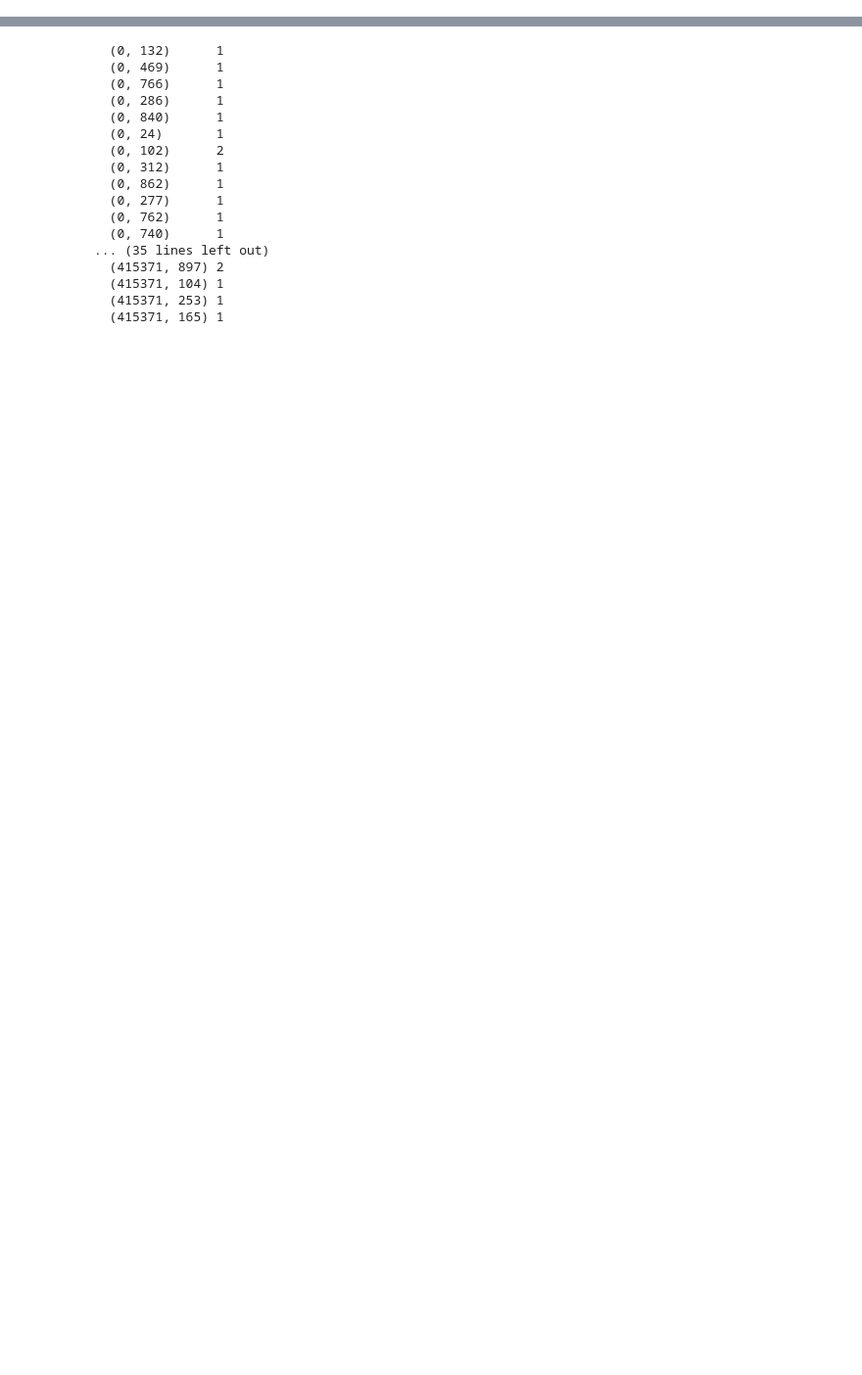
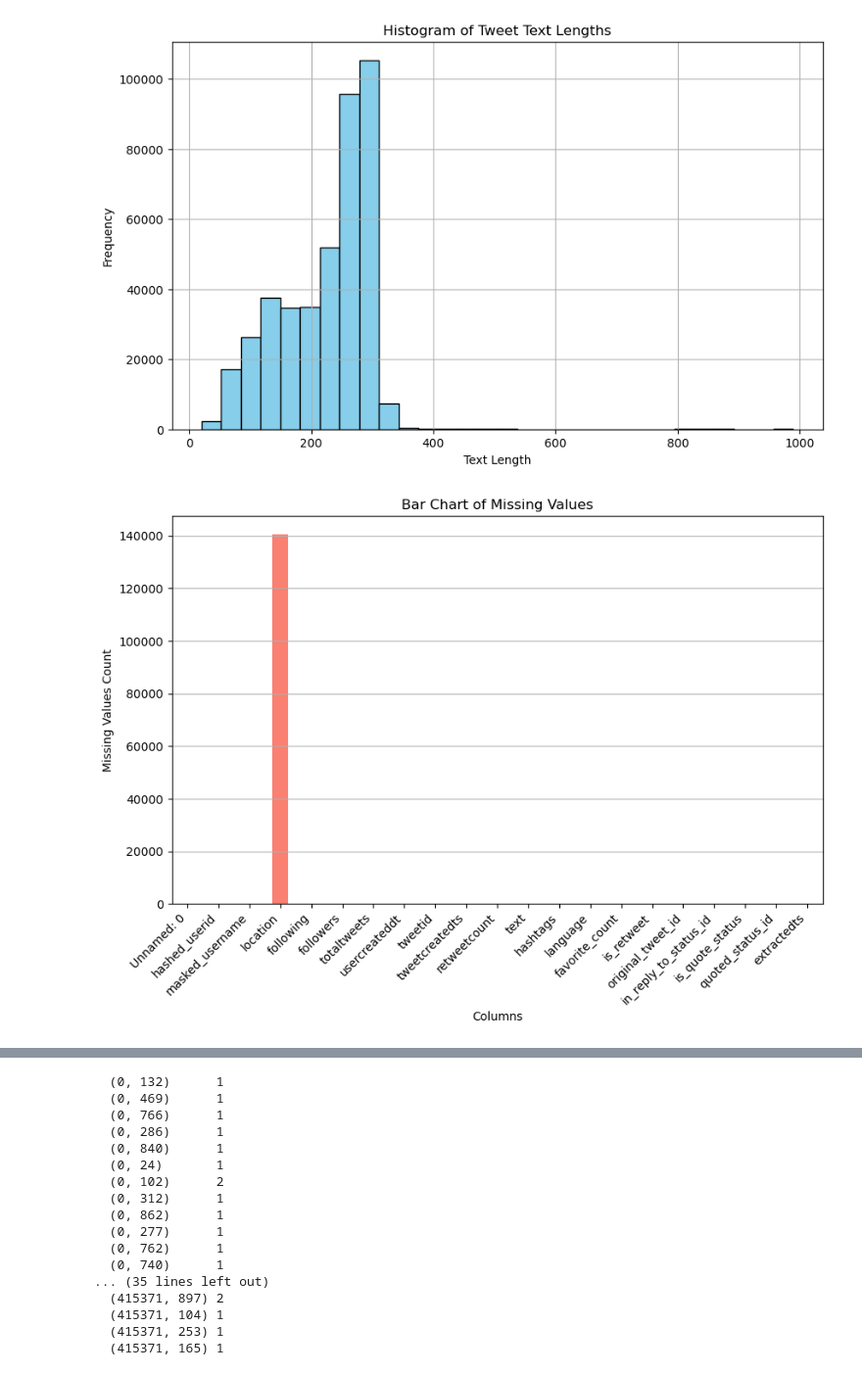
Before and after one commit to MaxAC273/DS5500_Capstone_Sentiment_Analysis, a Jupyter notebook: data_preprocessing.ipynb, the cells around one changed output, grey strips where cells are left out. Shown at 98% size. Cells and saved outputs as stored; diff of their text form; code cells hidden in the pictures; blank space fills up the shorter version.

Commit message:
Updated with visuals

```diff
--- a/data_preprocessing.ipynb
+++ b/data_preprocessing.ipynb
@@ -6,30 +6,97 @@ Loads the tweet data from a CSV file into a pandas DataFrame.
 Defines a clean_text function to:
     Convert text to lowercase.
     Remove URLs, mentions, and hashtags.
     Remove extra spaces and punctuations.
 Applies this function to clean the tweet texts.
+
 '''
 
 import pandas as pd
 import numpy as np
 import re
 
 df = pd.read_csv('twitter_data.csv')
 
 # Function to clean the tweet text
 def clean_text(text):
     text = text.lower()  # convert text to lowercase
     text = re.sub(r'http\S+|www\S+|https\S+', '', text, flags=re.MULTILINE)  # remove URLs
     text = re.sub(r'\@w+', '', text)  # remove mentions
     text = re.sub(r'\#\w+', '', text)  # remove hashtags
     text = re.sub(r'\s+', ' ', text)  # replace multiple spaces with a single space
     text = re.sub(r"^\s+|\s+$", "", text)  # remove spaces at the beginning and at the end of string
     text = re.sub(r'[^\w\s]', '', text)  # remove punctuations
     return text
 
+
+import matplotlib.pyplot as plt
+
+# Histogram of Text Lengths
+def plot_text_length_histogram(df):
+    plt.figure(figsize=(10, 6))
+    plt.hist(df['text'].str.len(), bins=30, color='skyblue', edgecolor='black')
+    plt.title('Histogram of Tweet Text Lengths')
+    plt.xlabel('Text Length')
+    plt.ylabel('Frequency')
+    plt.grid(True)
+    plt.show()
+
+# Bar Chart of Missing Values
+def plot_missing_values_bar_chart(df):
+    missing_values_count = df.isnull().sum()
+    plt.figure(figsize=(10, 6))
+    missing_values_count.plot(kind='bar', color='salmon')
+    plt.title('Bar Chart of Missing Values')
+    plt.xlabel('Columns')
+    plt.ylabel('Missing Values Count')
+    plt.xticks(rotation=45, ha='right')
+    plt.grid(axis='y')
+    plt.show()
+
+# Example usage:
+# Assuming 'df' is your DataFrame containing the tweet data
+plot_text_length_histogram(df)
+plot_missing_values_bar_chart(df)
+
+
+import matplotlib.pyplot as plt
+
+# Visualize number of duplicate tweets before and after removal
+def visualize_duplicate_tweets_before_after(df):
+    # Count total number of duplicate tweets before removal
+    total_duplicates_before = df.duplicated(subset=['text']).sum()
+
+    # Remove duplicate tweets and count total number of duplicate tweets after removal
+    df_cleaned = df.drop_duplicates(subset=['text'])
+    total_duplicates_after = df_cleaned.duplicated(subset=['text']).sum()
+
+    # Plot bar chart
+    plt.figure(figsize=(10, 6))
+    plt.bar(['Before Removal', 'After Removal'], [total_duplicates_before, total_duplicates_after], color=['skyblue', 'salmon'], edgecolor='black')
+    plt.title('Number of Duplicate Tweets Before and After Removal')
+    plt.ylabel('Count')
+    plt.grid(axis='y')
+    plt.show()
+
+# Example usage:
+# Assuming 'df' is your DataFrame containing the tweet data
+visualize_duplicate_tweets_before_after(df)
+
+
+
+
 # Clean the tweets
 df['cleaned_text'] = df['text'].apply(clean_text)
 
+# Remove Duplicate tweets
+df.drop_duplicates(subset=['cleaned_text'], inplace=True) # To fix: Same ID as well & Retweet
+
+# Drop rows with empty tweet text
+df.dropna(subset=['cleaned_text'], inplace=True) # Drops rows with empty text in tweet coulmn
+
+
 # Display the first few rows of the cleaned data
 print(df.head())
 # %% [output]
+[figure, added]
+[figure, added]
```
Also changed, not shown: parts of 4 cells of this notebook, 4 other files.
